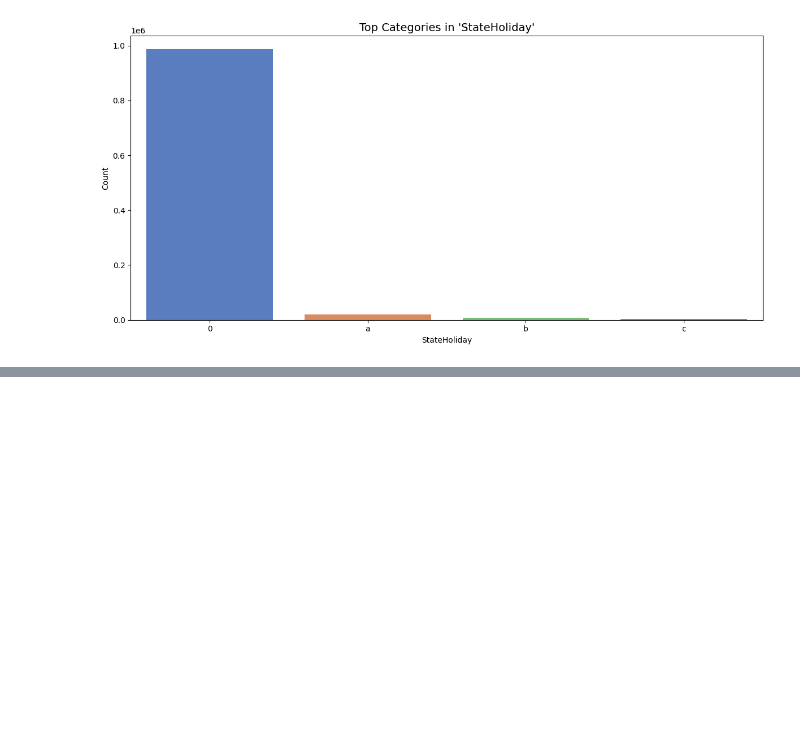
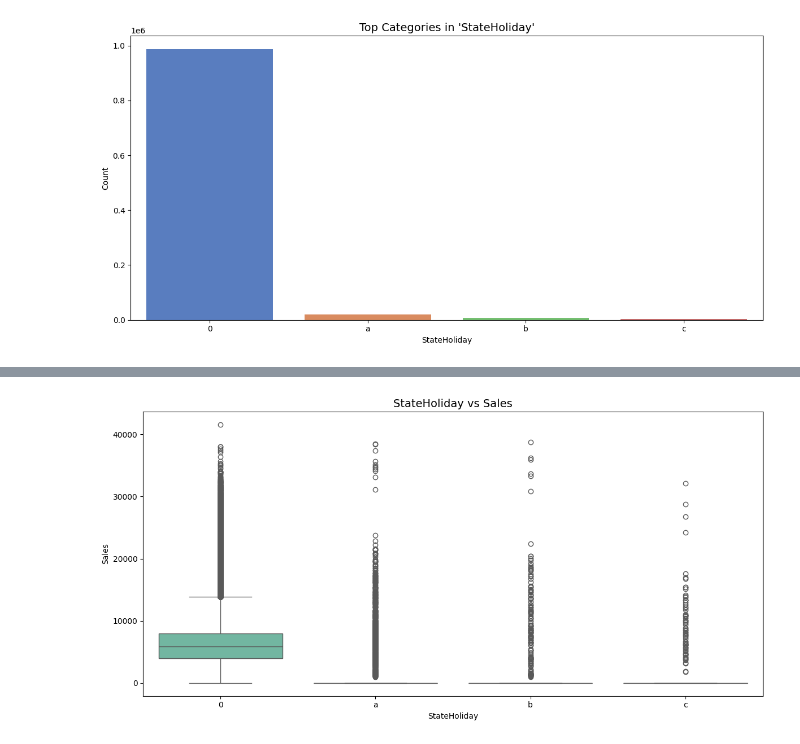
Before and after one commit to l-michalik/MICHALIK, a Jupyter notebook: MFinals/Forecasting Rossmann Store Sales/analysis/EDA.ipynb, the cells around one changed output, grey strips where cells are left out. Cells and saved outputs as stored; diff of their text form; code cells hidden in the pictures; blank space fills up the shorter version.

```diff
--- a/MFinals/Forecasting Rossmann Store Sales/analysis/EDA.ipynb
+++ b/MFinals/Forecasting Rossmann Store Sales/analysis/EDA.ipynb
@@ -81,0 +89,5 @@ univariate_analyzer.execute_analysis(df, 'StateHoliday')
+# %%
+bivariate_analyzer.set_strategy(CategoricalVsNumericalAnalysis())
+bivariate_analyzer.execute_analysis(df, 'StateHoliday', 'Sales')
+# %% [output]
+[figure, added]
```
Also changed, not shown: parts of 4 cells of this notebook, 3 other files.
